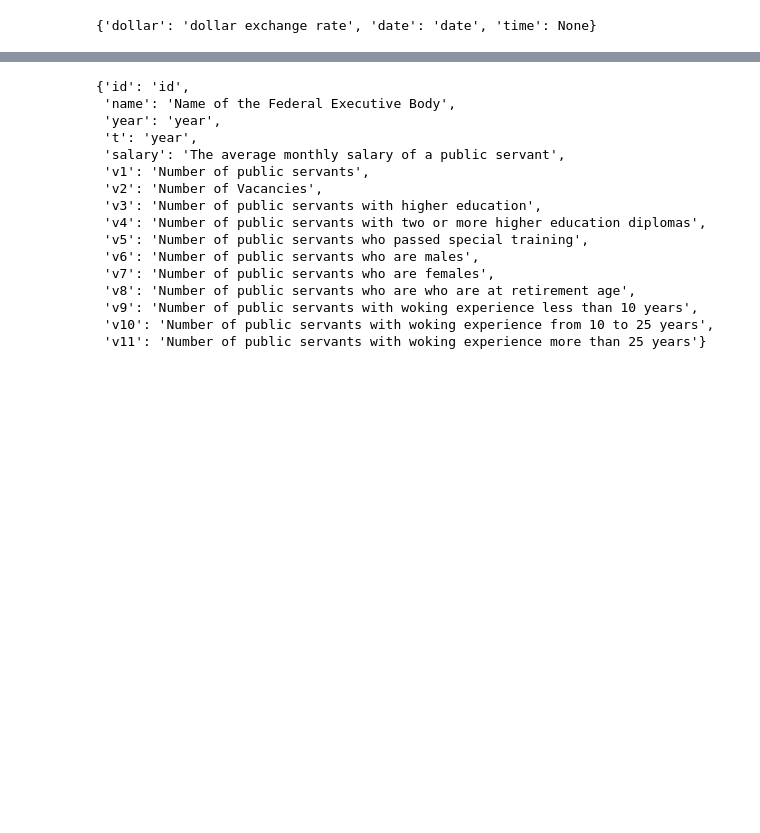
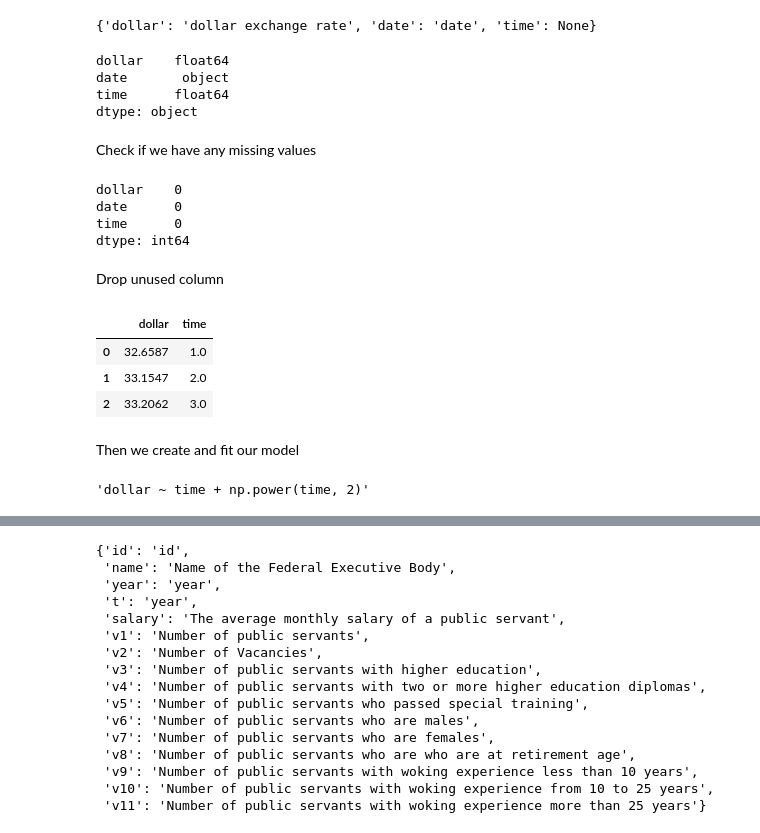
Before and after one commit to Mist3r-R/da-hse-sse-2020, a Jupyter notebook: 18.04.ipynb, the cells around one changed output, grey strips where cells are left out. Saved outputs shown, nothing was run; the diff lists cells and outputs as text; code cells hidden in the pictures; blank space fills up the shorter version.

```diff
--- a/18.04.ipynb
+++ b/18.04.ipynb
@@ -36,3 +41,36 @@ _, meta = pyreadstat.read_dta('data/dollar.dta')
 meta.column_names_to_labels
 # %% [output]
 {'dollar': 'dollar exchange rate', 'date': 'date', 'time': None}
+# %%
+df.dtypes
+# %% [output]
+dollar    float64
+date       object
+time      float64
+dtype: object
+# %% [markdown]
+Check if we have any missing values
+# %%
+df.isna().sum()
+# %% [output]
+dollar    0
+date      0
+time      0
+dtype: int64
+# %% [markdown]
+Drop unused column
+# %%
+data = df.drop(columns=['date'])
+data.head(3)
+# %% [output]
+|  | dollar | time |
+| 0 | 32.6587 | 1.0 |
+| 1 | 33.1547 | 2.0 |
+| 2 | 33.2062 | 3.0 |
+# %% [markdown]
+Then we create and fit our model
+# %%
+formula_str = 'dollar ~ time + np.power(time, 2)'
+formula_str
+# %% [output]
+'dollar ~ time + np.power(time, 2)'
```
Also changed, not shown: parts of 18 cells of this notebook.
